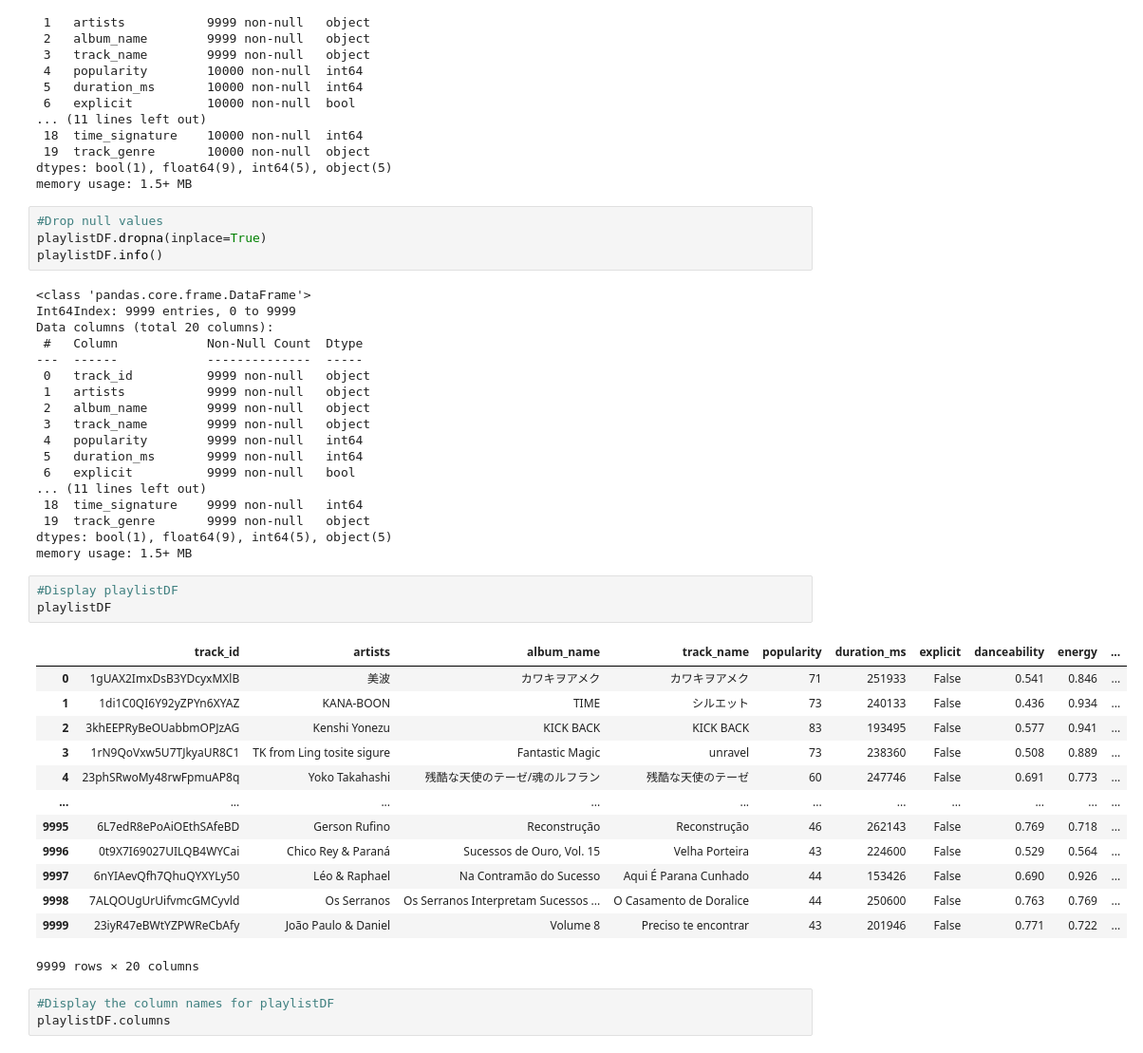
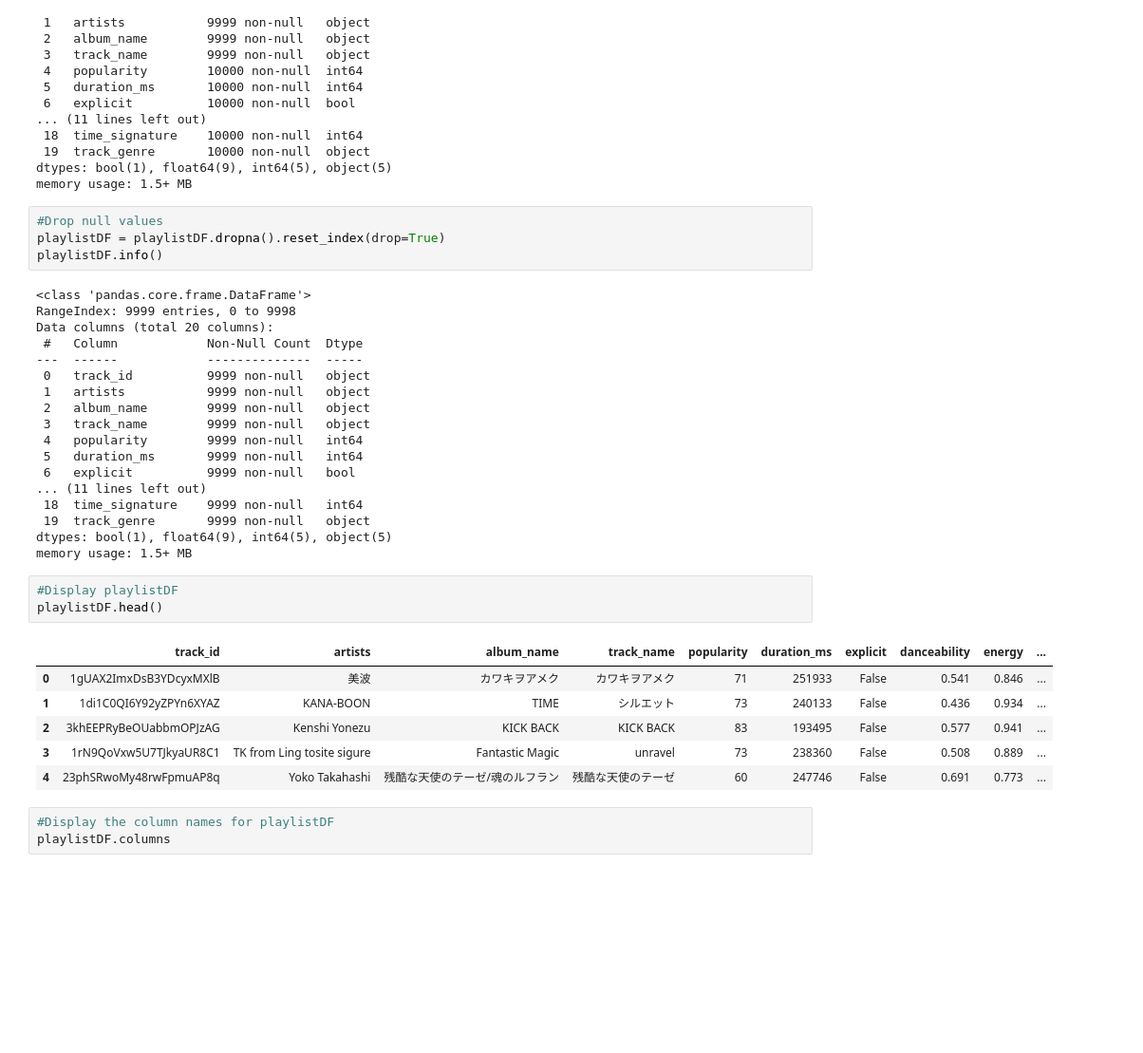
Before and after one commit to nburwick/Targaryen, a Jupyter notebook: SongHTML/modelBuilder.ipynb, the cells around one changed output. Shown at 95% size. Drawn from its saved outputs; the diff is of its cells as text; blank space fills up the shorter version.

```diff
--- a/SongHTML/modelBuilder.ipynb
+++ b/SongHTML/modelBuilder.ipynb
@@ -41,11 +41,11 @@ dtypes: bool(1), float64(9), int64(5), object(5)
 memory usage: 1.5+ MB
 # %%
 #Drop null values
-playlistDF.dropna(inplace=True)
+playlistDF = playlistDF.dropna().reset_index(drop=True)
 playlistDF.info()
 # %% [output]
 <class 'pandas.core.frame.DataFrame'>
-Int64Index: 9999 entries, 0 to 9999
+RangeIndex: 9999 entries, 0 to 9998
 Data columns (total 20 columns):
  #   Column            Non-Null Count  Dtype
 ---  ------            --------------  -----
@@ -63,21 +63,14 @@ dtypes: bool(1), float64(9), int64(5), object(5)
 memory usage: 1.5+ MB
 # %%
 #Display playlistDF
-playlistDF
+playlistDF.head()
 # %% [output]
 |  | track_id | artists | album_name | track_name | popularity | duration_ms | explicit | danceability | energy | ... |
 | 0 | 1gUAX2ImxDsB3YDcyxMXlB | 美波 | カワキヲアメク | カワキヲアメク | 71 | 251933 | False | 0.541 | 0.846 | ... |
 | 1 | 1di1C0QI6Y92yZPYn6XYAZ | KANA-BOON | TIME | シルエット | 73 | 240133 | False | 0.436 | 0.934 | ... |
 | 2 | 3khEEPRyBeOUabbmOPJzAG | Kenshi Yonezu | KICK BACK | KICK BACK | 83 | 193495 | False | 0.577 | 0.941 | ... |
 | 3 | 1rN9QoVxw5U7TJkyaUR8C1 | TK from Ling tosite sigure | Fantastic Magic | unravel | 73 | 238360 | False | 0.508 | 0.889 | ... |
 | 4 | 23phSRwoMy48rwFpmuAP8q | Yoko Takahashi | 残酷な天使のテーゼ/魂のルフラン | 残酷な天使のテーゼ | 60 | 247746 | False | 0.691 | 0.773 | ... |
-| ... | ... | ... | ... | ... | ... | ... | ... | ... | ... | ... |
-| 9995 | 6L7edR8ePoAiOEthSAfeBD | Gerson Rufino | Reconstrução | Reconstrução | 46 | 262143 | False | 0.769 | 0.718 | ... |
-| 9996 | 0t9X7I69027UILQB4WYCai | Chico Rey & Paraná | Sucessos de Ouro, Vol. 15 | Velha Porteira | 43 | 224600 | False | 0.529 | 0.564 | ... |
-| 9997 | 6nYIAevQfh7QhuQYXYLy50 | Léo & Raphael | Na Contramão do Sucesso | Aqui É Parana Cunhado | 44 | 153426 | False | 0.690 | 0.926 | ... |
-| 9998 | 7ALQOUgUrUifvmcGMCyvld | Os Serranos | Os Serranos Interpretam Sucessos ... | O Casamento de Doralice | 44 | 250600 | False | 0.763 | 0.769 | ... |
-| 9999 | 23iyR47eBWtYZPWReCbAfy | João Paulo & Daniel | Volume 8 | Preciso te encontrar | 43 | 201946 | False | 0.771 | 0.722 | ... |
-9999 rows × 20 columns
 # %%
 #Display the column names for playlistDF
 playlistDF.columns
```
Also changed, not shown: parts of 7 cells of this notebook, 12 other files.
